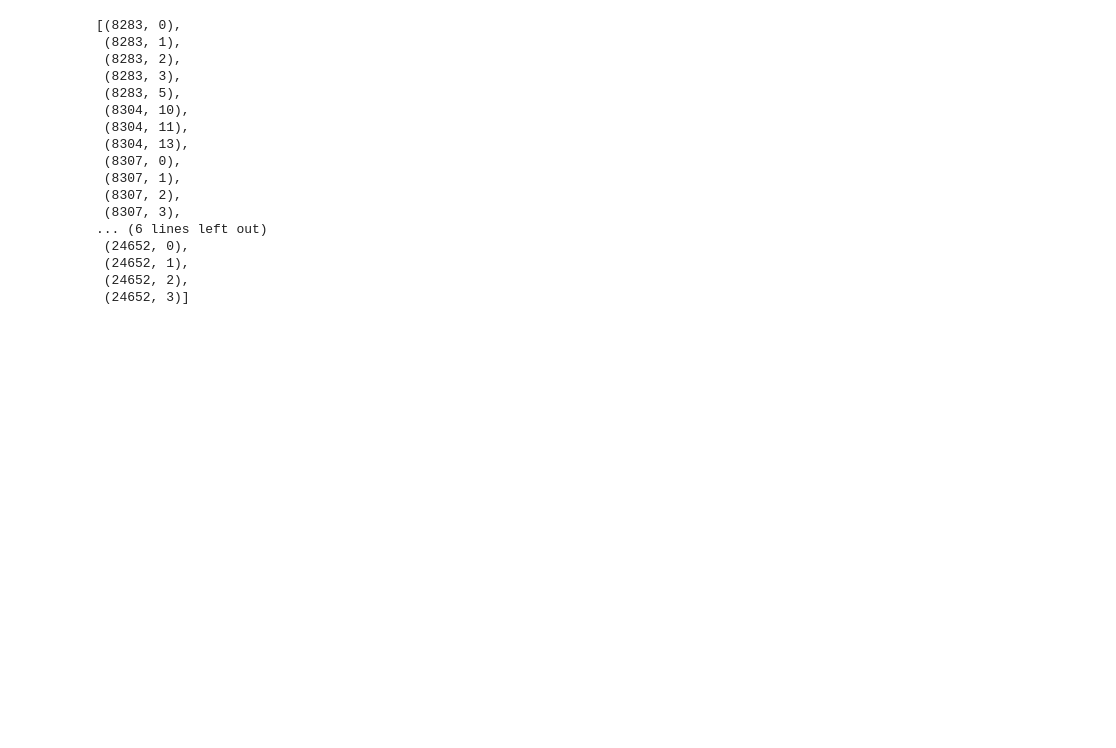
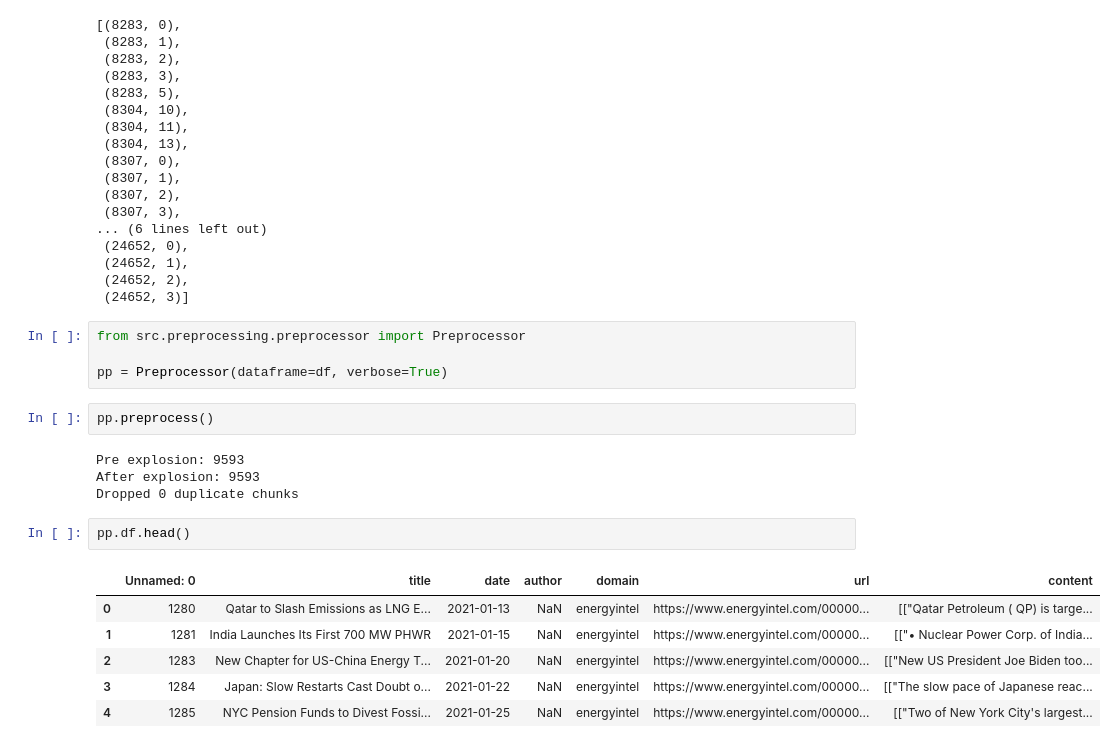
Before and after one commit to fhnw-ivy/npr-rag, a Jupyter notebook: exploration.ipynb, the cells around one changed output. Saved outputs shown, nothing was run; the diff lists cells and outputs as text; blank space fills up the shorter version.

Commit message:
added preprocessor class

```diff
--- a/exploration.ipynb
+++ b/exploration.ipynb
@@ -203,3 +203,22 @@ non_english_chunks
  (24652, 1),
  (24652, 2),
  (24652, 3)]
+# %%
+from src.preprocessing.preprocessor import Preprocessor
+
+pp = Preprocessor(dataframe=df, verbose=True)
+# %%
+pp.preprocess()
+# %% [output]
+Pre explosion: 9593
+After explosion: 9593
+Dropped 0 duplicate chunks
+# %%
+pp.df.head()
+# %% [output]
+|  | Unnamed: 0 | title | date | author | domain | url | content |
+| 0 | 1280 | Qatar to Slash Emissions as LNG E... | 2021-01-13 | NaN | energyintel | https://www.energyintel.com/00000... | [["Qatar Petroleum ( QP) is targe... |
+| 1 | 1281 | India Launches Its First 700 MW PHWR | 2021-01-15 | NaN | energyintel | https://www.energyintel.com/00000... | [["• Nuclear Power Corp. of India... |
+| 2 | 1283 | New Chapter for US-China Energy T... | 2021-01-20 | NaN | energyintel | https://www.energyintel.com/00000... | [["New US President Joe Biden too... |
+| 3 | 1284 | Japan: Slow Restarts Cast Doubt o... | 2021-01-22 | NaN | energyintel | https://www.energyintel.com/00000... | [["The slow pace of Japanese reac... |
+| 4 | 1285 | NYC Pension Funds to Divest Fossi... | 2021-01-25 | NaN | energyintel | https://www.energyintel.com/00000... | [["Two of New York City's largest... |
```
Also changed, not shown: 2 other files.
